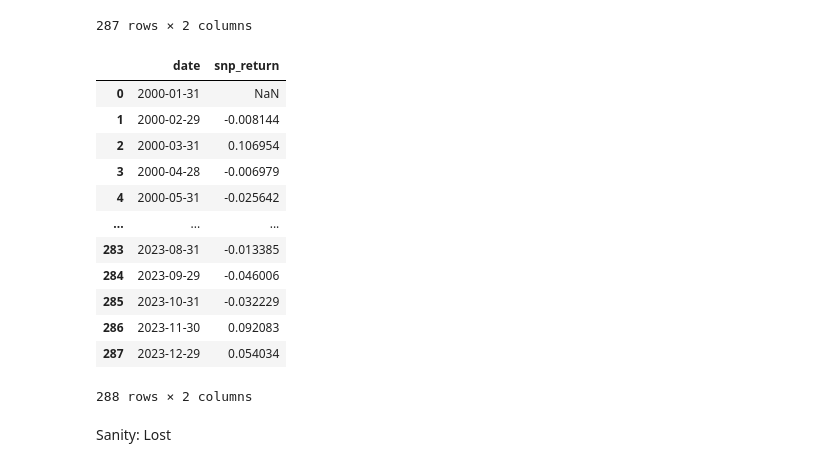
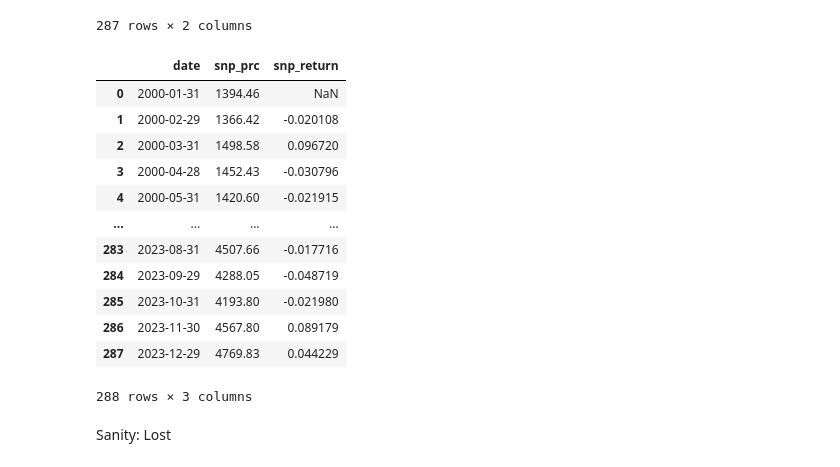
Before and after one commit to veervohra03/CashHedged, a Jupyter notebook: Veer-Base.ipynb, the cells around one changed output. Cells and saved outputs as stored; diff of their text form; code cells hidden in the pictures.

```diff
--- a/Veer-Base.ipynb
+++ b/Veer-Base.ipynb
@@ -54,7 +54,7 @@ risk_free_data
 sp500_data = conn.raw_sql(f"""
 SELECT
     caldt AS date,
-    usdval AS snp_prc,
+    spindx AS snp_prc, -- usdval
     sprtrn AS daily_return -- Equal-Weighted Return (includes distributions) (ewretd)
 FROM
     crspq.dsp500
@@ -151,25 +151,25 @@ risk_free_data
 # %%
 sp500_data = pd.merge(last_trading_days[['last_trade_date']], sp500_data, left_on='last_trade_date', right_on='date', how='left')
 
 sp500_data['snp_return'] = sp500_data['snp_prc'].pct_change()
 
-sp500_data.drop(columns=['last_trade_date', 'snp_prc', 'daily_return'], axis=1, inplace=True)
+sp500_data.drop(columns=['last_trade_date', 'daily_return'], axis=1, inplace=True)
 
 sp500_data
 # %% [output]
-|  | date | snp_return |
-| 0 | 2000-01-31 | NaN |
-| 1 | 2000-02-29 | -0.008144 |
-| 2 | 2000-03-31 | 0.106954 |
-| 3 | 2000-04-28 | -0.006979 |
-| 4 | 2000-05-31 | -0.025642 |
-| ... | ... | ... |
-| 283 | 2023-08-31 | -0.013385 |
-| 284 | 2023-09-29 | -0.046006 |
-| 285 | 2023-10-31 | -0.032229 |
-| 286 | 2023-11-30 | 0.092083 |
-| 287 | 2023-12-29 | 0.054034 |
+|  | date | snp_prc | snp_return |
+| 0 | 2000-01-31 | 1394.46 | NaN |
+| 1 | 2000-02-29 | 1366.42 | -0.020108 |
+| 2 | 2000-03-31 | 1498.58 | 0.096720 |
+| 3 | 2000-04-28 | 1452.43 | -0.030796 |
+| 4 | 2000-05-31 | 1420.60 | -0.021915 |
+| ... | ... | ... | ... |
+| 283 | 2023-08-31 | 4507.66 | -0.017716 |
+| 284 | 2023-09-29 | 4288.05 | -0.048719 |
+| 285 | 2023-10-31 | 4193.80 | -0.021980 |
+| 286 | 2023-11-30 | 4567.80 | 0.089179 |
+| 287 | 2023-12-29 | 4769.83 | 0.044229 |
-288 rows × 2 columns
+288 rows × 3 columns
 # %% [markdown]
 Sanity: Lost
 # %% [markdown]
```
Also changed, not shown: parts of 15 cells of this notebook.
